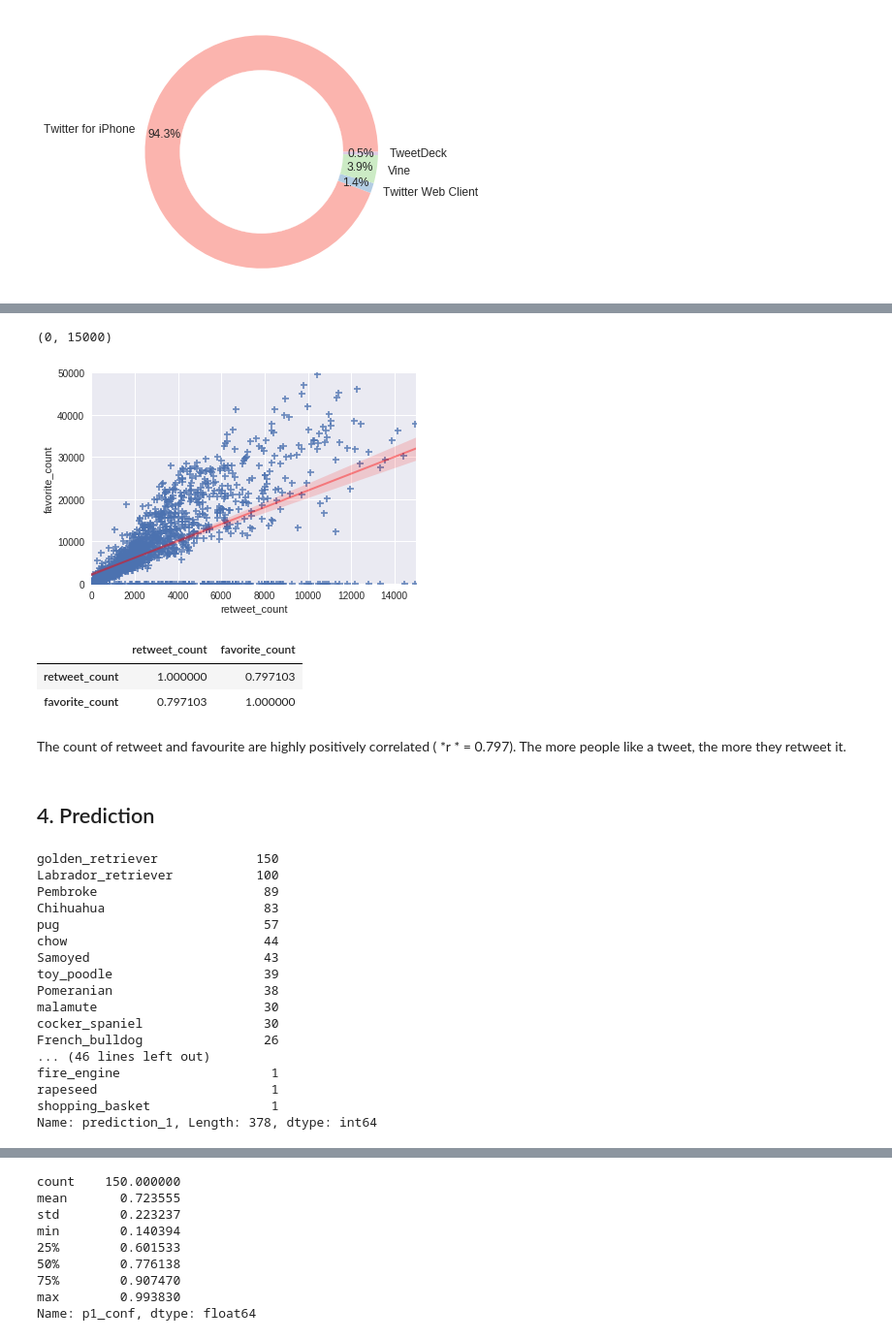
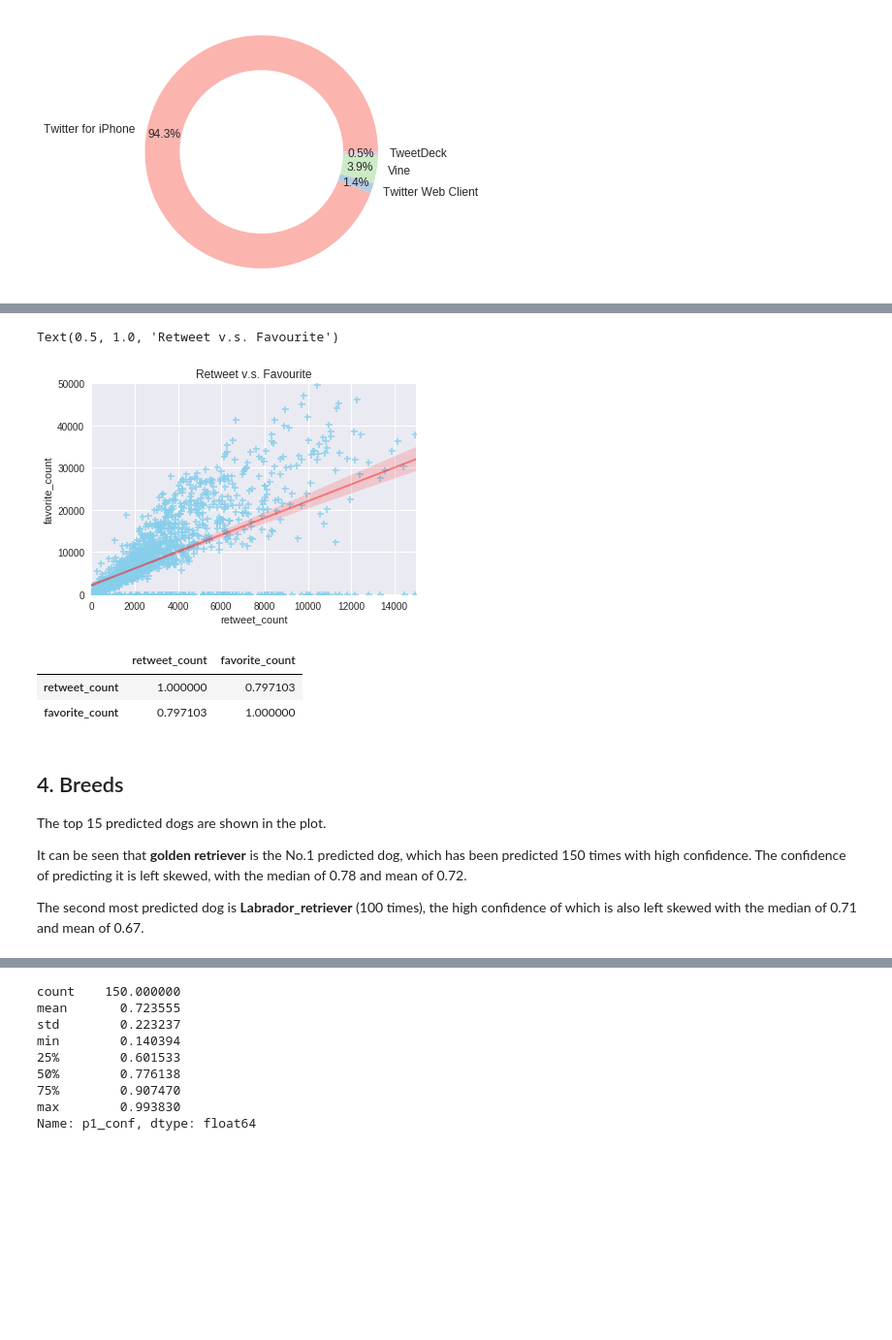
Before and after one commit to yanglinjing/dand_p7_WeRateDogs_Twitter_Analysis, a Jupyter notebook: wrangle_act.ipynb, the cells around one changed output, grey strips where cells are left out. Shown: that part at 97% size. Saved outputs shown, nothing was run; the diff lists cells and outputs as text; code cells hidden in the pictures; blank space fills up the shorter version.

```diff
--- a/wrangle_act.ipynb
+++ b/wrangle_act.ipynb
@@ -756,0 +809,2 @@ df.sample(3)
+# %%
+df['timestamp'] = pd.to_datetime(df['timestamp'])
@@ -848,49 +914,37 @@ From the pie chart, it presents that the dominate source is from iPhone, which i
 # %%
 # draw scatter plot
 
 sns.regplot(x=df["retweet_count"],
             y=df["favorite_count"],
             line_kws={"color":"r","alpha":0.4,"lw":2},
-            marker="+")
+            marker="+",
+            color = 'skyblue')
 
 # control x and y limits
 sns.plt.ylim(0, 50000)
 sns.plt.xlim(0, 15000)
+sns.plt.title('Retweet v.s. Favourite')
 
 #sns.plt.show()
 # %% [output]
-(0, 15000)
+Text(0.5, 1.0, 'Retweet v.s. Favourite')
-[figure, old version]
+[figure, new version]
 # %%
 df[['retweet_count', 'favorite_count']].corr()
 # %% [output]
 |  | retweet_count | favorite_count |
 | retweet_count | 1.000000 | 0.797103 |
 | favorite_count | 0.797103 | 1.000000 |
-# %% [markdown]
-The count of retweet and favourite are highly positively correlated ( *r * = 0.797). The more people like a tweet, the more they retweet it.
-# %% [markdown]
-## 4. Prediction
+# %% [markdown]
+## 4. Breeds
+
+The top 15 predicted dogs are shown in the plot.
+
+It can be seen that **golden retriever** is the No.1 predicted dog, which has been predicted 150 times with high confidence. The confidence of predicting it is left skewed, with the median of 0.78 and mean of 0.72.
+
+The second most predicted dog is **Labrador_retriever** (100 times), the high confidence of which is also left skewed with the median of 0.71 and mean of 0.67.
 # %%
 df['prediction_1'].value_counts()
-# %% [output]
-golden_retriever             150
-Labrador_retriever           100
-Pembroke                      89
-Chihuahua                     83
-pug                           57
-chow                          44
-Samoyed                       43
-toy_poodle                    39
-Pomeranian                    38
-malamute                      30
-cocker_spaniel                30
-French_bulldog                26
-... (46 lines left out)
-fire_engine                    1
-rapeseed                       1
-shopping_basket                1
-Name: prediction_1, Length: 378, dtype: int64
 # %%
 # Store value_counts and dog_types into df_predict
 df_predict = df['prediction_1'].value_counts().to_frame()
```
Also changed, not shown: parts of 58 cells of this notebook.
